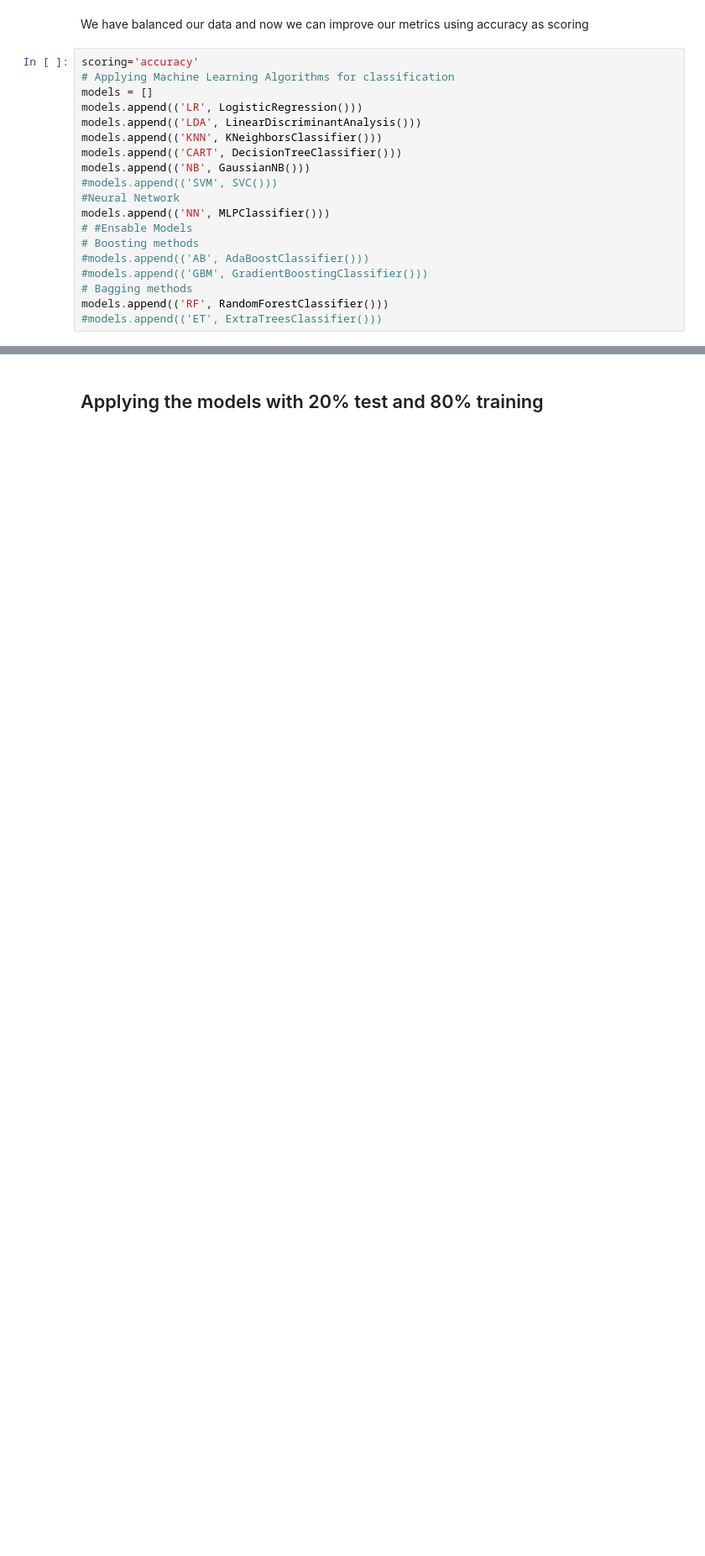
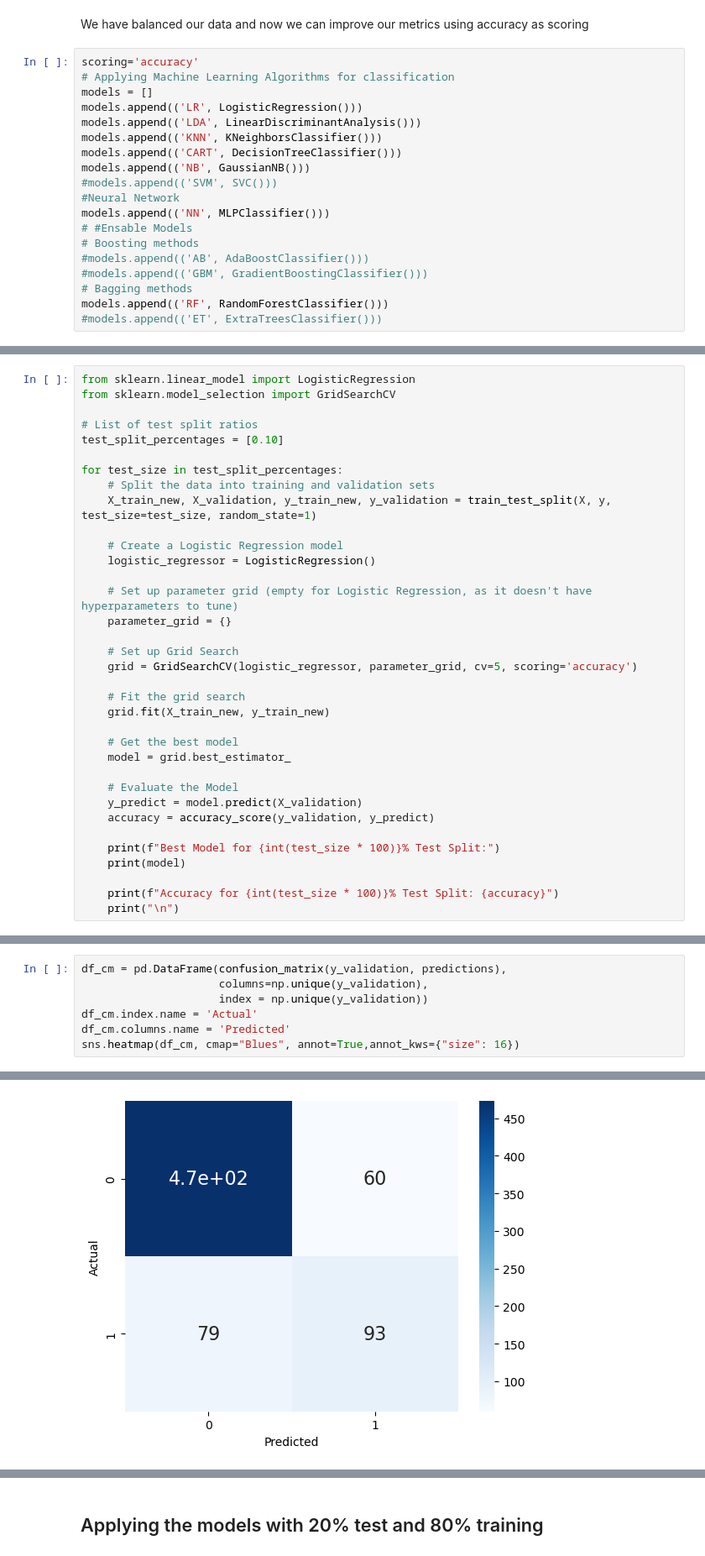
Before and after one commit to mijailbv/Churn_Prediction-Strategic_Thinking, a Jupyter notebook: Oficial.ipynb, the cells around one changed output, grey strips where cells are left out. Shown at 84% size. Saved outputs shown, nothing was run; the diff lists cells and outputs as text; blank space fills up the shorter version.

```diff
--- a/Oficial.ipynb
+++ b/Oficial.ipynb
@@ -994,0 +943,35 @@ Confusion Matrix:
+# %%
+from sklearn.linear_model import LogisticRegression
+from sklearn.model_selection import GridSearchCV
+
+# List of test split ratios
+test_split_percentages = [0.10]
+
+for test_size in test_split_percentages:
+    # Split the data into training and validation sets
+    X_train_new, X_validation, y_train_new, y_validation = train_test_split(X, y, test_size=test_size, random_state=1)
+
+    # Create a Logistic Regression model
+    logistic_regressor = LogisticRegression()
+
+    # Set up parameter grid (empty for Logistic Regression, as it doesn't have hyperparameters to tune)
+    parameter_grid = {}
+
+    # Set up Grid Search
+    grid = GridSearchCV(logistic_regressor, parameter_grid, cv=5, scoring='accuracy')
+
+    # Fit the grid search
+    grid.fit(X_train_new, y_train_new)
+
+    # Get the best model
+    model = grid.best_estimator_
+
+    # Evaluate the Model
+    y_predict = model.predict(X_validation)
+    accuracy = accuracy_score(y_validation, y_predict)
+
+    print(f"Best Model for {int(test_size * 100)}% Test Split:")
+    print(model)
+
+    print(f"Accuracy for {int(test_size * 100)}% Test Split: {accuracy}")
+    print("\n")
@@ -994,0 +1001,8 @@ Confusion Matrix:
+# %%
+df_cm = pd.DataFrame(confusion_matrix(y_validation, predictions),
+                     columns=np.unique(y_validation),
+                     index = np.unique(y_validation))
+df_cm.index.name = 'Actual'
+df_cm.columns.name = 'Predicted'
+sns.heatmap(df_cm, cmap="Blues", annot=True,annot_kws={"size": 16})
+# %% [output]
@@ -994,0 +1010 @@ Confusion Matrix:
+[figure, added]
```
Also changed, not shown: parts of 57 cells of this notebook, 1 other file.
